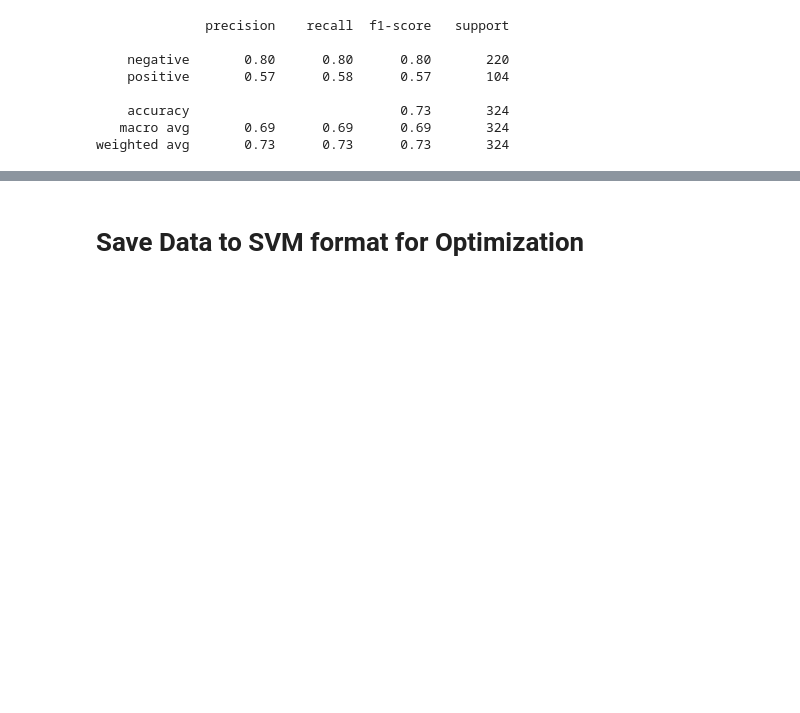
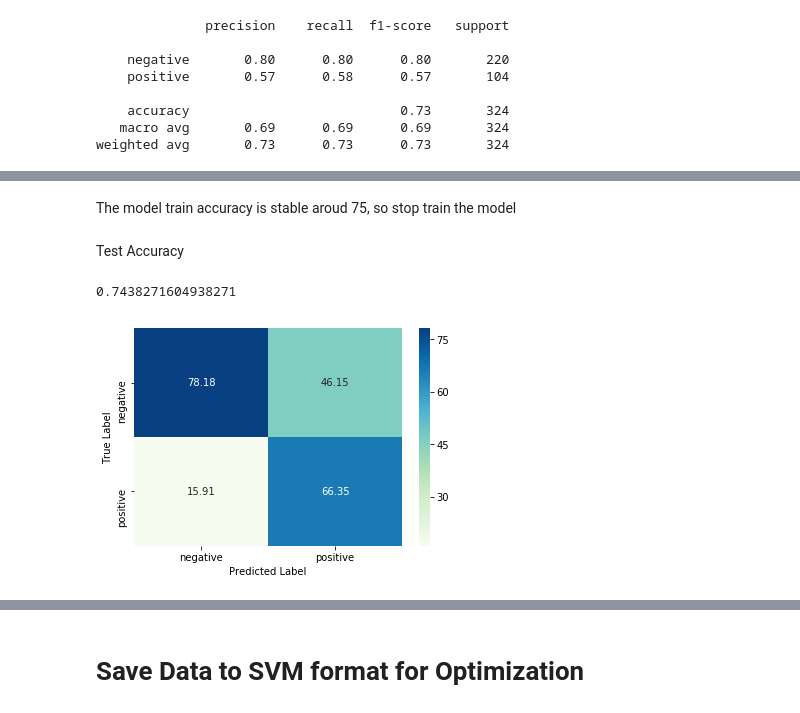
Before and after one commit to plenoi/Clinic, a Jupyter notebook: Clinical_Analysis.ipynb, the cells around one changed output, grey strips where cells are left out. Saved outputs shown, nothing was run; the diff lists cells and outputs as text; code cells hidden in the pictures; blank space fills up the shorter version.

```diff
--- a/Clinical_Analysis.ipynb
+++ b/Clinical_Analysis.ipynb
@@ -371,0 +385,9 @@ weighted avg       0.73      0.73      0.73       324
+# %%
+model = tf.keras.models.Sequential([
+  tf.keras.layers.Dense(16, activation='relu', input_shape=(18,)),
+  tf.keras.layers.Dense(8, activation='relu'),
+  tf.keras.layers.Dense(4, activation='relu'),
+  tf.keras.layers.Dense(2, activation='relu'),
+  tf.keras.layers.Dense(1, activation='sigmoid')
+])
+model.summary()
@@ -371,0 +415,2 @@ weighted avg       0.73      0.73      0.73       324
+# %%
+model.compile(optimizer='adam', loss='binary_crossentropy', metrics=['accuracy'])
@@ -371,0 +419,2 @@ weighted avg       0.73      0.73      0.73       324
+# %%
+model.fit(X_train_norm, y_train, epochs=20, batch_size=20)
@@ -371,0 +440,23 @@ weighted avg       0.73      0.73      0.73       324
+# %% [markdown]
+The model train accuracy is stable aroud 75, so stop train the model
+# %% [markdown]
+Test Accuracy
+# %%
+y_predict = np.round(model.predict(X_test_norm))
+y_predict = [i[0] for i in y_predict.tolist()]
+sum(y_predict == y_test)/len(y_test)
+# %% [output]
+0.7438271604938271
+# %%
+from sklearn.metrics import confusion_matrix
+import matplotlib.pyplot as plt
+import seaborn as sns
+target_names = ['negative', 'positive']
+C = confusion_matrix(y_test,y_predict)
+C = C / C.astype(np.float).sum(axis=1)*100
+sns.heatmap(C, annot=True, fmt=".2f",cmap="GnBu",xticklabels=target_names, yticklabels=target_names)
+plt.ylabel("True Label")
+plt.xlabel("Predicted Label")
+plt.show()
+# %% [output]
+[figure, added]
```
Also changed, not shown: parts of 9 cells of this notebook.
